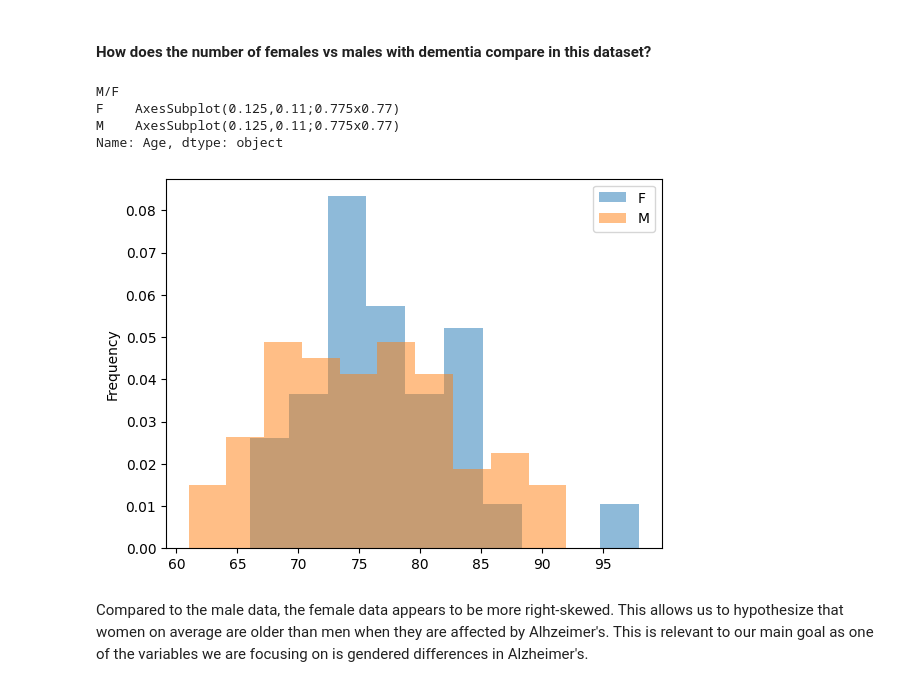
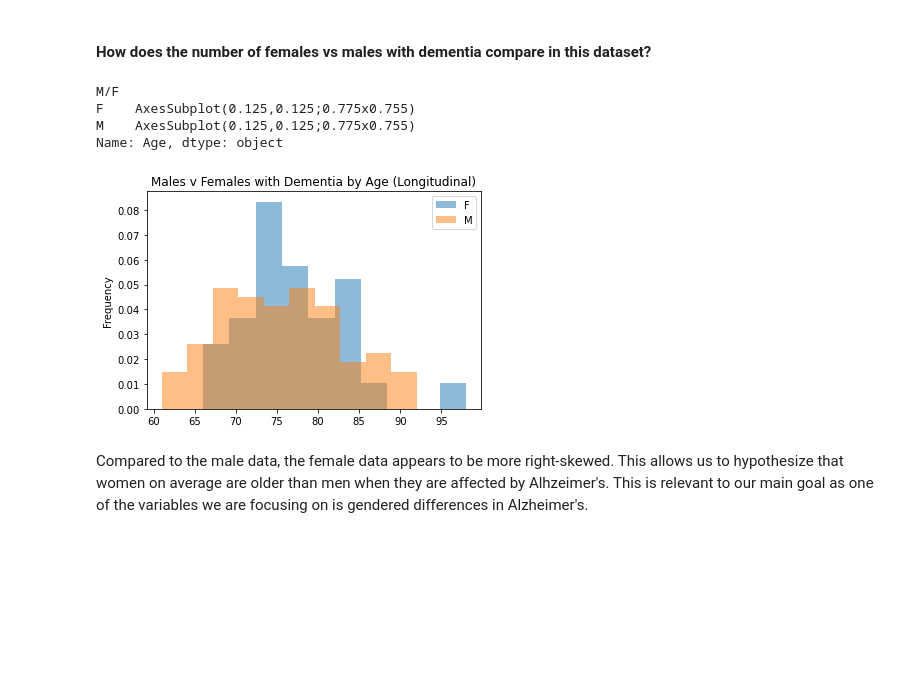
Before and after one commit to marisalong/marisalong.github.io, a Jupyter notebook: DataScienceFinalNotebook.ipynb, the cells around one changed output. Saved outputs shown, nothing was run; the diff lists cells and outputs as text; code cells hidden in the pictures; blank space fills up the shorter version.

```diff
--- a/DataScienceFinalNotebook.ipynb
+++ b/DataScienceFinalNotebook.ipynb
@@ -487,14 +487,14 @@ The mean age of patients on their first visit was 74.4 years old, and this datas
 # %%
 # Creating new dataframe with ages in accending order
 age_accending_dementia = df_alhz_long.sort_values('Age')
 age_accending_dementia = age_accending_dementia[age_accending_dementia.Group == "Demented"]
-age_accending_dementia.groupby("M/F").Age.plot.hist(alpha=.5, density=True, legend=True, xlabel='Age of Indv. with Dementia')
+age_accending_dementia.groupby("M/F").Age.plot.hist(alpha=.5, density=True, legend=True, xlabel='Age of Indv. with Dementia', title='Males v Females with Dementia by Age (Longitudinal)')
 # %% [output]
 M/F
-F    AxesSubplot(0.125,0.11;0.775x0.77)
-M    AxesSubplot(0.125,0.11;0.775x0.77)
+F    AxesSubplot(0.125,0.125;0.775x0.755)
+M    AxesSubplot(0.125,0.125;0.775x0.755)
 Name: Age, dtype: object
-[figure, old version]
+[figure, new version]
 # %% [markdown]
 Compared to the male data, the female data appears to be more right-skewed. This allows us to hypothesize that women on average are older than men when they are affected by Alhzeimer's. This is relevant to our main goal as one of the variables we are focusing on is gendered differences in Alzheimer's.
 # %% [markdown]
```
Also changed, not shown: parts of 30 cells of this notebook.
